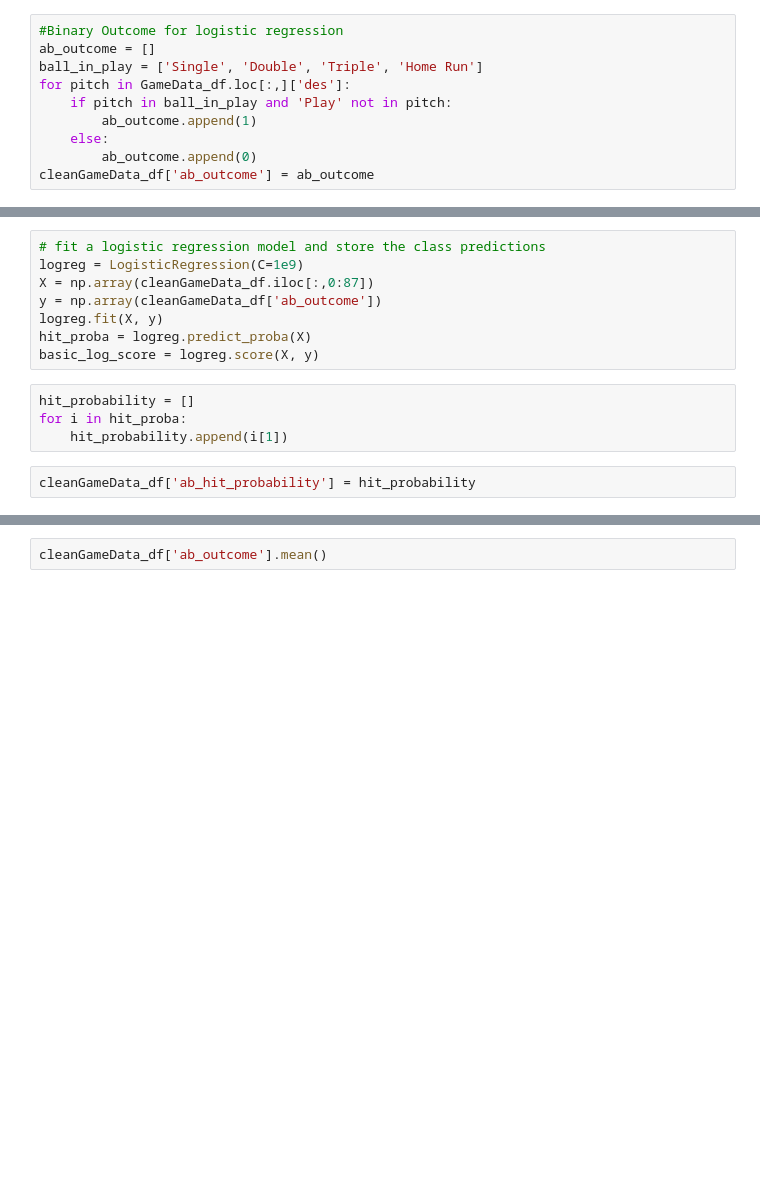
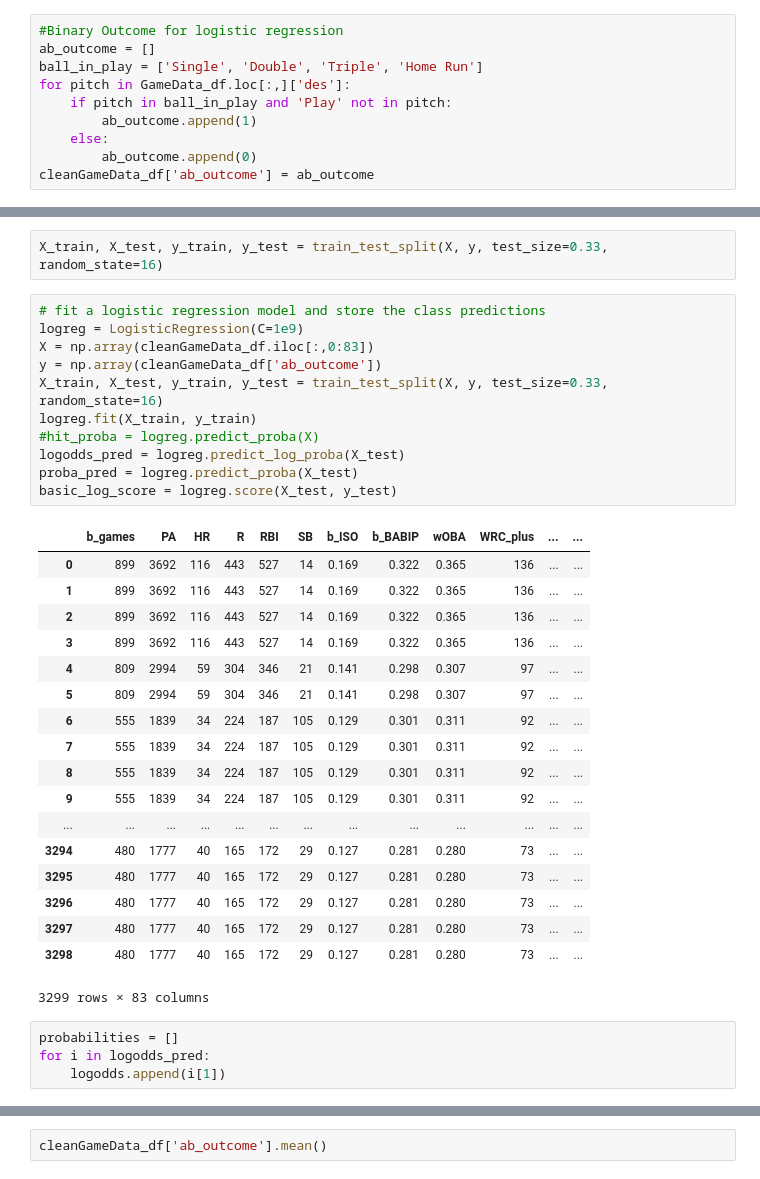
Before and after one commit to camoneill25/pfx_hit_predictor, a Jupyter notebook: workbook/Data_Analysis_EDA.ipynb, the cells around one changed output, grey strips where cells are left out. Saved outputs shown, nothing was run; the diff lists cells and outputs as text; blank space fills up the shorter version.

```diff
--- a/workbook/Data_Analysis_EDA.ipynb
+++ b/workbook/Data_Analysis_EDA.ipynb
@@ -197,14 +192,36 @@ cleanGameData_df
+# %%
+X_train, X_test, y_train, y_test = train_test_split(X, y, test_size=0.33, random_state=16)
 # %%
 # fit a logistic regression model and store the class predictions
 logreg = LogisticRegression(C=1e9)
-X = np.array(cleanGameData_df.iloc[:,0:87])
+X = np.array(cleanGameData_df.iloc[:,0:83])
 y = np.array(cleanGameData_df['ab_outcome'])
-logreg.fit(X, y)
-hit_proba = logreg.predict_proba(X)
-basic_log_score = logreg.score(X, y)
+X_train, X_test, y_train, y_test = train_test_split(X, y, test_size=0.33, random_state=16)
+logreg.fit(X_train, y_train)
+#hit_proba = logreg.predict_proba(X)
+logodds_pred = logreg.predict_log_proba(X_test)
+proba_pred = logreg.predict_proba(X_test)
+basic_log_score = logreg.score(X_test, y_test)
+# %% [output]
+|  | b_games | PA | HR | R | RBI | SB | b_ISO | b_BABIP | wOBA | WRC_plus | ... | ... |
+| 0 | 899 | 3692 | 116 | 443 | 527 | 14 | 0.169 | 0.322 | 0.365 | 136 | ... | ... |
+| 1 | 899 | 3692 | 116 | 443 | 527 | 14 | 0.169 | 0.322 | 0.365 | 136 | ... | ... |
+| 2 | 899 | 3692 | 116 | 443 | 527 | 14 | 0.169 | 0.322 | 0.365 | 136 | ... | ... |
+| 3 | 899 | 3692 | 116 | 443 | 527 | 14 | 0.169 | 0.322 | 0.365 | 136 | ... | ... |
+| 4 | 809 | 2994 | 59 | 304 | 346 | 21 | 0.141 | 0.298 | 0.307 | 97 | ... | ... |
+| 5 | 809 | 2994 | 59 | 304 | 346 | 21 | 0.141 | 0.298 | 0.307 | 97 | ... | ... |
+| 6 | 555 | 1839 | 34 | 224 | 187 | 105 | 0.129 | 0.301 | 0.311 | 92 | ... | ... |
+| 7 | 555 | 1839 | 34 | 224 | 187 | 105 | 0.129 | 0.301 | 0.311 | 92 | ... | ... |
+| 8 | 555 | 1839 | 34 | 224 | 187 | 105 | 0.129 | 0.301 | 0.311 | 92 | ... | ... |
+| 9 | 555 | 1839 | 34 | 224 | 187 | 105 | 0.129 | 0.301 | 0.311 | 92 | ... | ... |
+| ... | ... | ... | ... | ... | ... | ... | ... | ... | ... | ... | ... | ... |
+| 3294 | 480 | 1777 | 40 | 165 | 172 | 29 | 0.127 | 0.281 | 0.280 | 73 | ... | ... |
+| 3295 | 480 | 1777 | 40 | 165 | 172 | 29 | 0.127 | 0.281 | 0.280 | 73 | ... | ... |
+| 3296 | 480 | 1777 | 40 | 165 | 172 | 29 | 0.127 | 0.281 | 0.280 | 73 | ... | ... |
+| 3297 | 480 | 1777 | 40 | 165 | 172 | 29 | 0.127 | 0.281 | 0.280 | 73 | ... | ... |
+| 3298 | 480 | 1777 | 40 | 165 | 172 | 29 | 0.127 | 0.281 | 0.280 | 73 | ... | ... |
+3299 rows × 83 columns
 # %%
-hit_probability = []
-for i in hit_proba:
-    hit_probability.append(i[1])
+probabilities = []
+for i in logodds_pred:
+    logodds.append(i[1])
-# %%
-cleanGameData_df['ab_hit_probability'] = hit_probability
```
Also changed, not shown: parts of 28 cells of this notebook.
